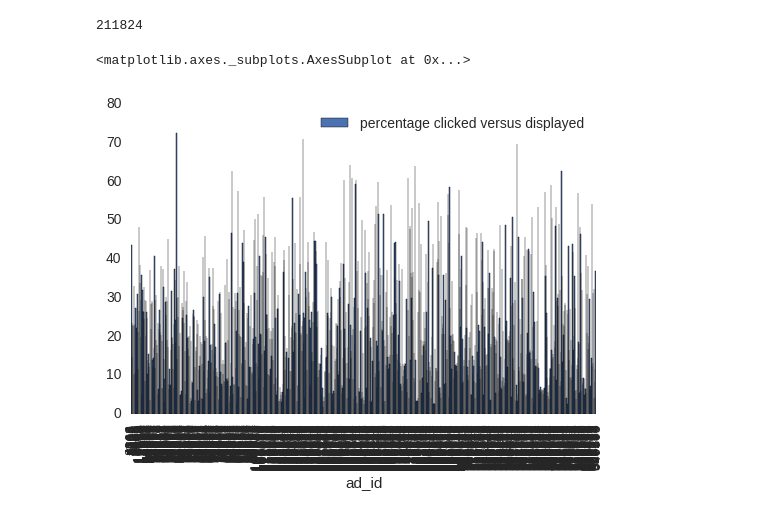
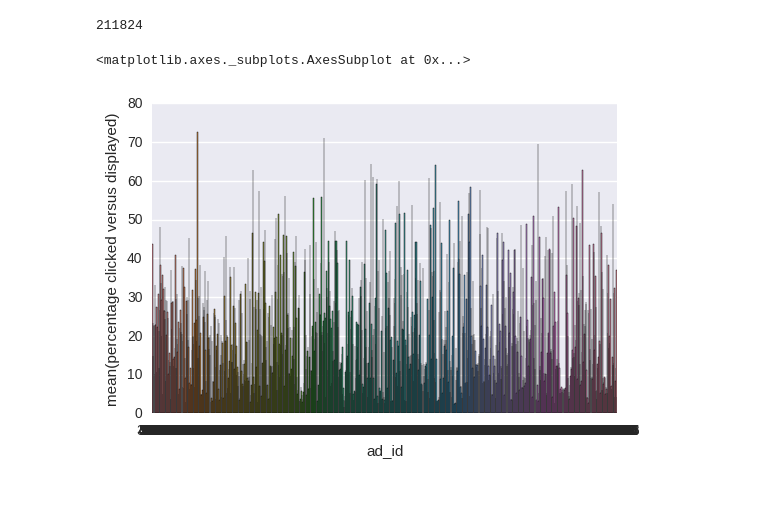
Before and after one commit to jason9263/kaggle_outbrain, a Jupyter notebook: EDA.ipynb, the cells around one changed output. Cells and saved outputs as stored; diff of their text form; code cells hidden in the pictures.

```diff
--- a/EDA.ipynb
+++ b/EDA.ipynb
@@ -97,8 +95,8 @@ displayedAll = timesClickedTop.groupby('ad_id').count()
 # %%
 percentClickedAll = pd.DataFrame(clickedAll['clicked'].div(displayedAll['clicked']/100.0, 1))
 percentClickedAll = percentClickedAll.rename(columns = {'clicked' : 'percentage clicked versus displayed'})
-# %%
-percentClickedAll.plot(kind='bar', rot=90);
-# %% [output]
-<matplotlib.axes._subplots.AxesSubplot at 0x...>
-[figure, removed]
+# %%
+sns.barplot(x=percentClickedAll.index, y=percentClickedAll['percentage clicked versus displayed'])
+# %% [output]
+<matplotlib.axes._subplots.AxesSubplot at 0x...>
+[figure, added]
```
Also changed, not shown: parts of 2 cells of this notebook.
